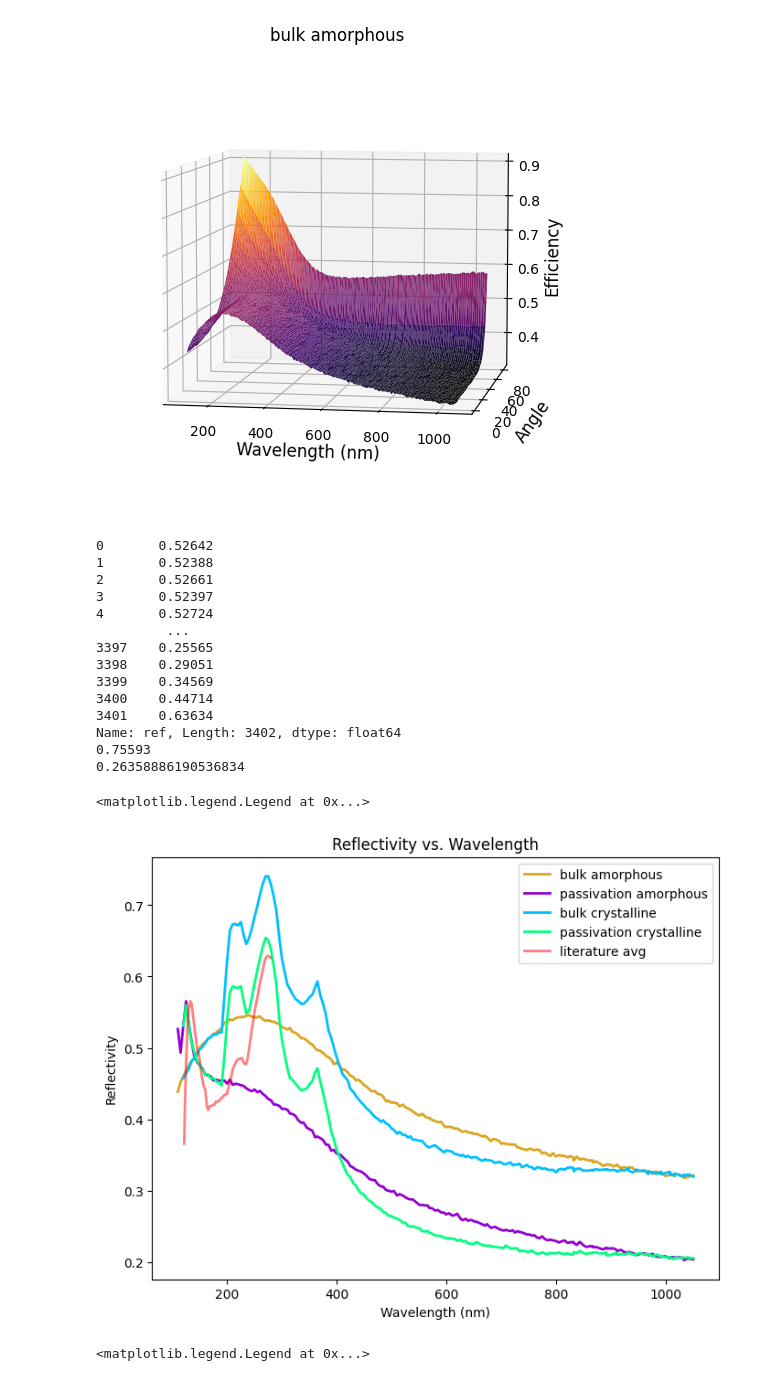
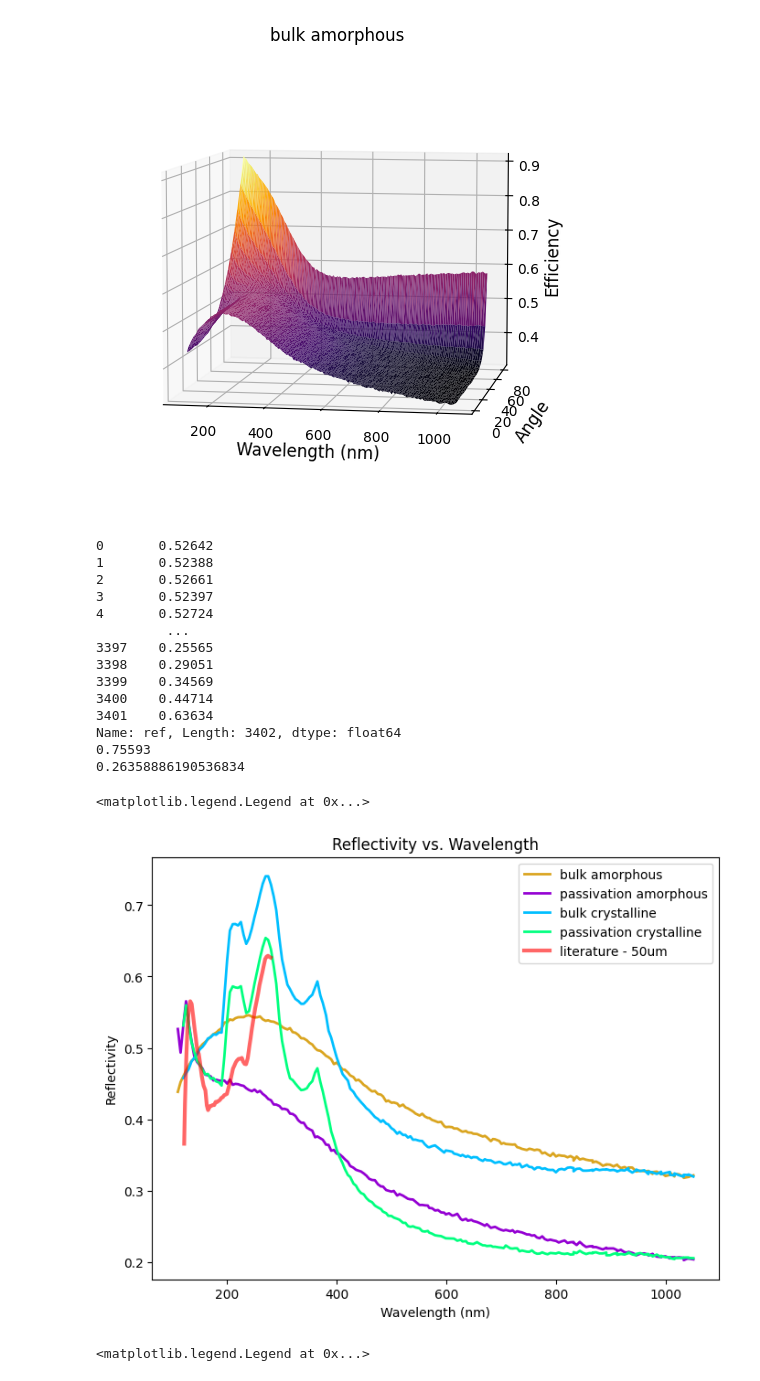
Before and after one commit to austindsc/PDEcorrection_g4_lolx, a Jupyter notebook: pythonScripts/doScaling_restartv35.ipynb, the cells around one changed output. Cells and saved outputs as stored; diff of their text form; code cells hidden in the pictures.

```diff
--- a/pythonScripts/doScaling_restartv35.ipynb
+++ b/pythonScripts/doScaling_restartv35.ipynb
@@ -253,35 +253,35 @@ print(dfB.ref)
 print(max(dfB.ref))
 print(max(vuvR_y[0:10]))
 # scaleLit = 1
 
 
 # ax.plot(rvuv[:, 0], rvuv[:, 1]/100, color = "r", linewidth = 2, label = "literature 1")
 # ax.plot(rvuv[:, 2], rvuv[:, 3]/100, color = "r", linewidth = 2, label = "literature 1")
-ax.plot(vuvR_x, vuvR_y*scaleLit, color = "r", linewidth = 2, alpha = 0.5, label = "literature avg")
+ax.plot(vuvR_x, vuvR_y*scaleLit, color = "r", linewidth = 3, alpha = 0.6, label = "literature - 50um")
 
 # ax.plot(pdeX, pdeY, color = "k", linewidth = 4, label = "Hamamatsu S13360-3050CS")
 
 ax.set_xlabel("Wavelength (nm)")
 ax.set_ylabel("Reflectivity")
 ax.set_title("Reflectivity vs. Wavelength")
 ax.legend()
 # %% [output]
 0       0.52642
 1       0.52388
 2       0.52661
 3       0.52397
 4       0.52724
          ...
 3397    0.25565
 3398    0.29051
 3399    0.34569
 3400    0.44714
 3401    0.63634
 Name: ref, Length: 3402, dtype: float64
 0.75593
 0.26358886190536834
 <matplotlib.legend.Legend at 0x...>
-[figure, old version]
+[figure, new version]
 # %%
 # dfFinal = dfD.copy()
 dfGood = dfD # passivation on crystalline surface
```
Also changed, not shown: parts of 4 cells of this notebook.
